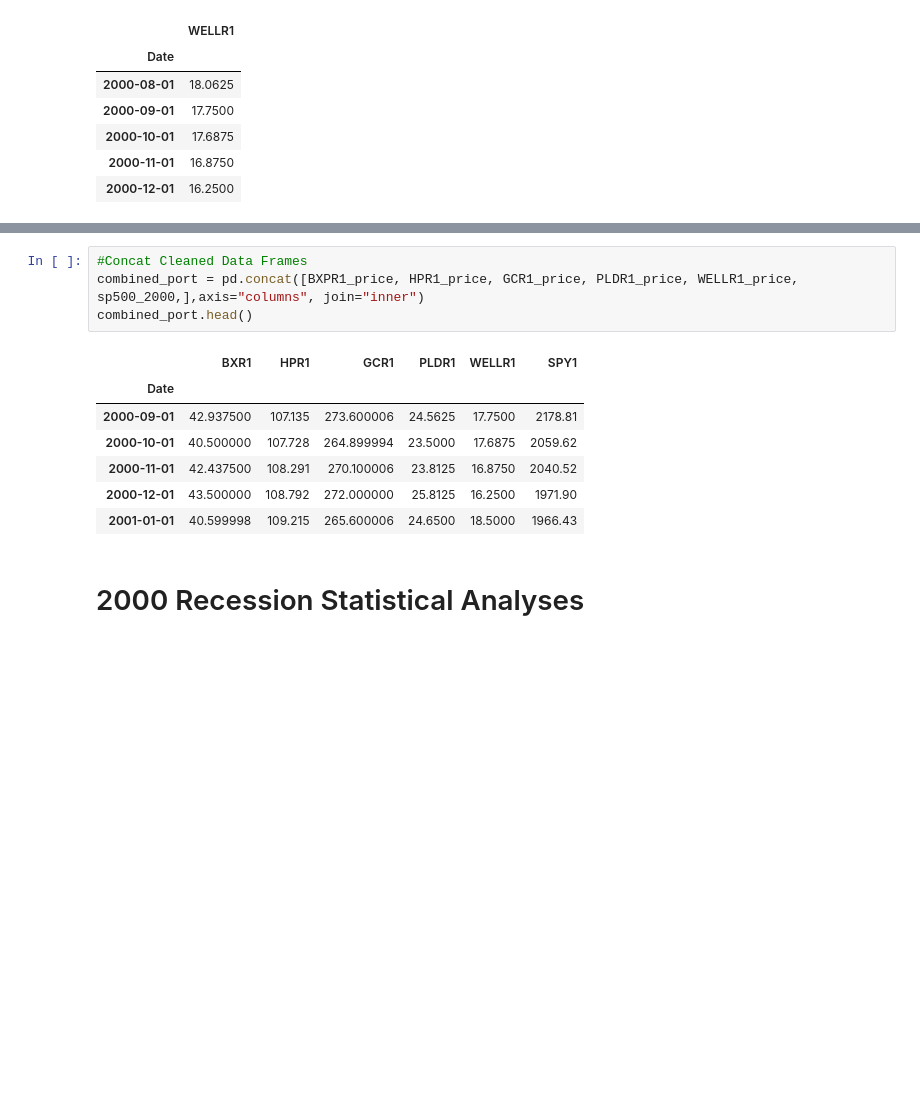
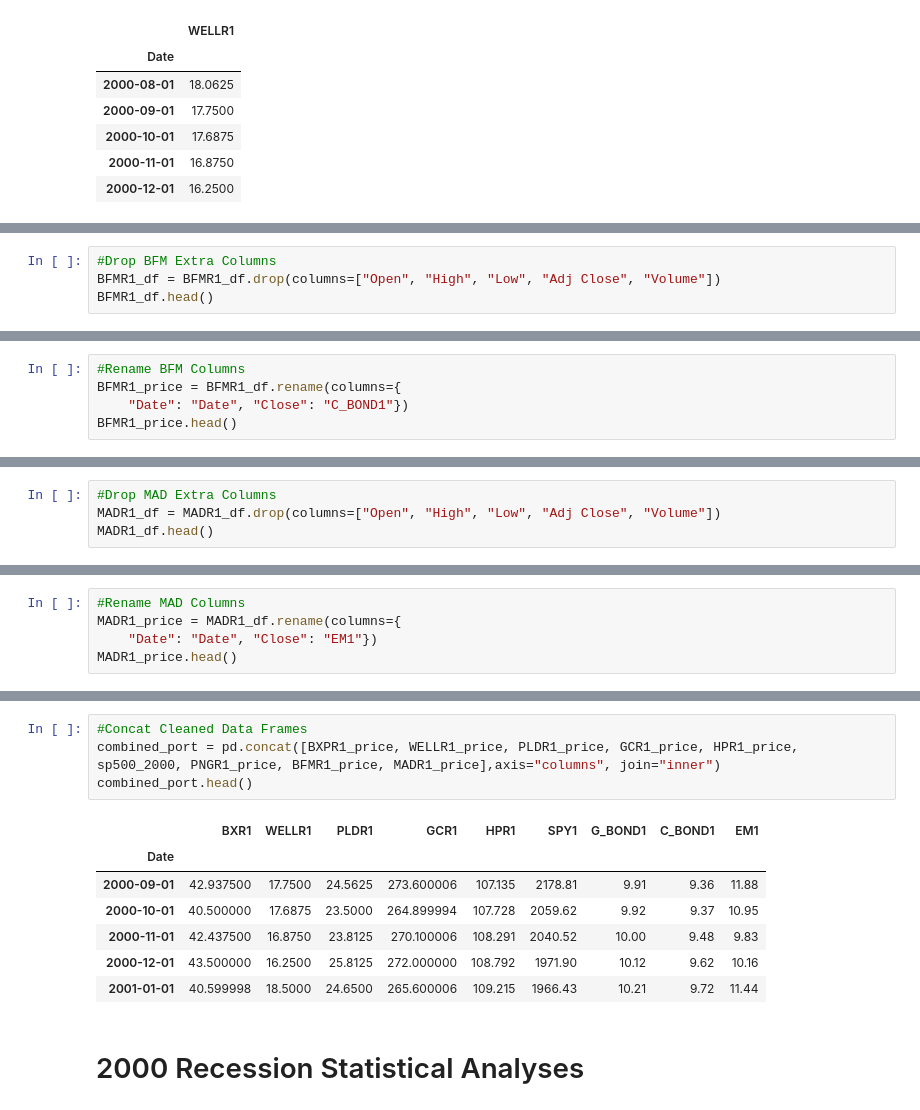
Before and after one commit to Tedmcm/GROUP1-Project, a Jupyter notebook: PROJECT_1_CSVS/MasterNotebook.ipynb, the cells around one changed output, grey strips where cells are left out. Cells and saved outputs as stored; diff of their text form; blank space fills up the shorter version.

```diff
--- a/PROJECT_1_CSVS/MasterNotebook.ipynb
+++ b/PROJECT_1_CSVS/MasterNotebook.ipynb
@@ -352,0 +406,4 @@ WELLR1_price.head()
+# %%
+#Drop BFM Extra Columns
+BFMR1_df = BFMR1_df.drop(columns=["Open", "High", "Low", "Adj Close", "Volume"])
+BFMR1_df.head()
@@ -352,0 +418,5 @@ WELLR1_price.head()
+# %%
+#Rename BFM Columns
+BFMR1_price = BFMR1_df.rename(columns={
+    "Date": "Date", "Close": "C_BOND1"})
+BFMR1_price.head()
@@ -352,0 +453,4 @@ WELLR1_price.head()
+# %%
+#Drop MAD Extra Columns
+MADR1_df = MADR1_df.drop(columns=["Open", "High", "Low", "Adj Close", "Volume"])
+MADR1_df.head()
@@ -352,0 +465,5 @@ WELLR1_price.head()
+# %%
+#Rename MAD Columns
+MADR1_price = MADR1_df.rename(columns={
+    "Date": "Date", "Close": "EM1"})
+MADR1_price.head()
@@ -353,15 +478,15 @@ WELLR1_price.head()
 # %%
 #Concat Cleaned Data Frames
-combined_port = pd.concat([BXPR1_price, HPR1_price, GCR1_price, PLDR1_price, WELLR1_price, sp500_2000,],axis="columns", join="inner")
+combined_port = pd.concat([BXPR1_price, WELLR1_price, PLDR1_price, GCR1_price, HPR1_price, sp500_2000, PNGR1_price, BFMR1_price, MADR1_price],axis="columns", join="inner")
 combined_port.head()
 # %% [output]
-|  | BXR1 | HPR1 | GCR1 | PLDR1 | WELLR1 | SPY1 |
-| Date |  |  |  |  |  |  |
-| 2000-09-01 | 42.937500 | 107.135 | 273.600006 | 24.5625 | 17.7500 | 2178.81 |
-| 2000-10-01 | 40.500000 | 107.728 | 264.899994 | 23.5000 | 17.6875 | 2059.62 |
-| 2000-11-01 | 42.437500 | 108.291 | 270.100006 | 23.8125 | 16.8750 | 2040.52 |
-| 2000-12-01 | 43.500000 | 108.792 | 272.000000 | 25.8125 | 16.2500 | 1971.90 |
-| 2001-01-01 | 40.599998 | 109.215 | 265.600006 | 24.6500 | 18.5000 | 1966.43 |
+|  | BXR1 | WELLR1 | PLDR1 | GCR1 | HPR1 | SPY1 | G_BOND1 | C_BOND1 | EM1 |
+| Date |  |  |  |  |  |  |  |  |  |
+| 2000-09-01 | 42.937500 | 17.7500 | 24.5625 | 273.600006 | 107.135 | 2178.81 | 9.91 | 9.36 | 11.88 |
+| 2000-10-01 | 40.500000 | 17.6875 | 23.5000 | 264.899994 | 107.728 | 2059.62 | 9.92 | 9.37 | 10.95 |
+| 2000-11-01 | 42.437500 | 16.8750 | 23.8125 | 270.100006 | 108.291 | 2040.52 | 10.00 | 9.48 | 9.83 |
+| 2000-12-01 | 43.500000 | 16.2500 | 25.8125 | 272.000000 | 108.792 | 1971.90 | 10.12 | 9.62 | 10.16 |
+| 2001-01-01 | 40.599998 | 18.5000 | 24.6500 | 265.600006 | 109.215 | 1966.43 | 10.21 | 9.72 | 11.44 |
 # %% [markdown]
 # 2000 Recession Statistical Analyses
 # %% [markdown]
```
Also changed, not shown: parts of 43 cells of this notebook.
